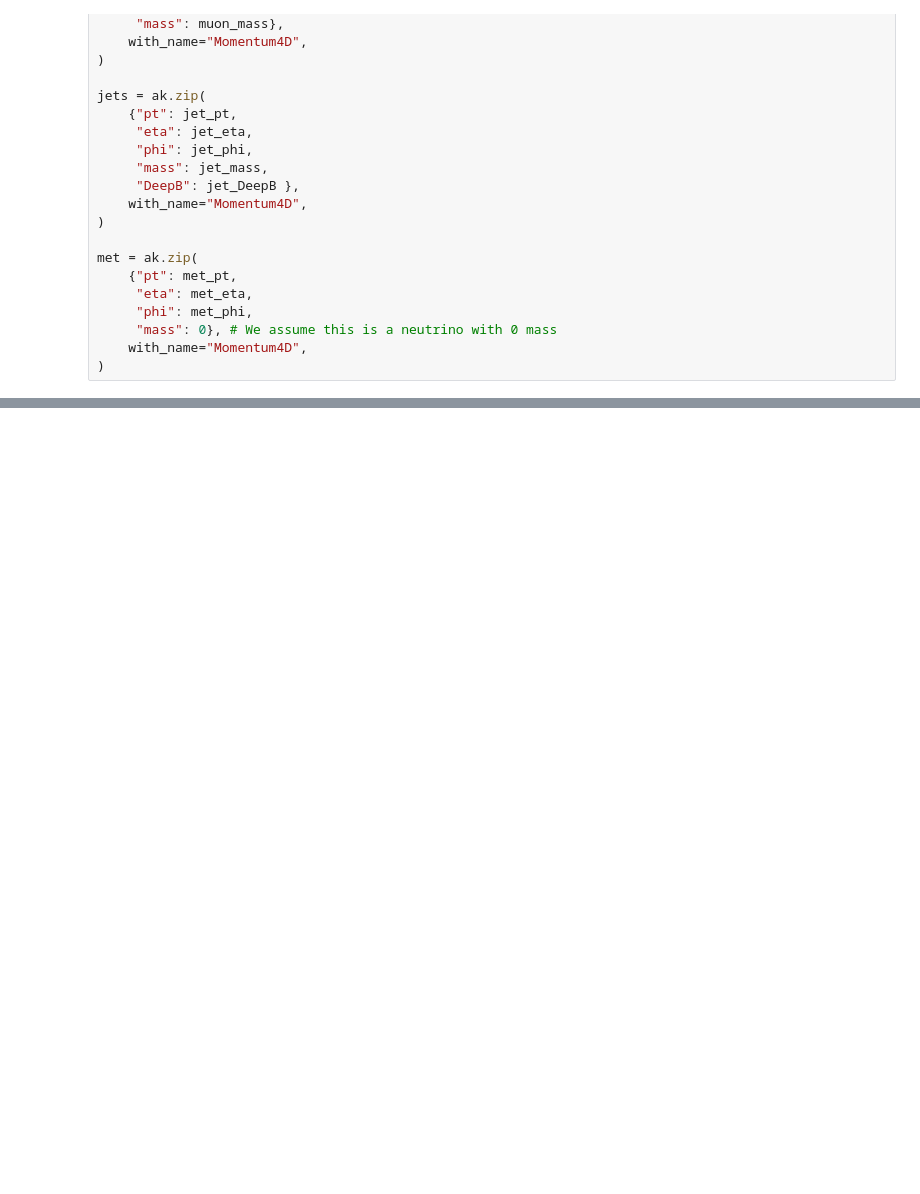
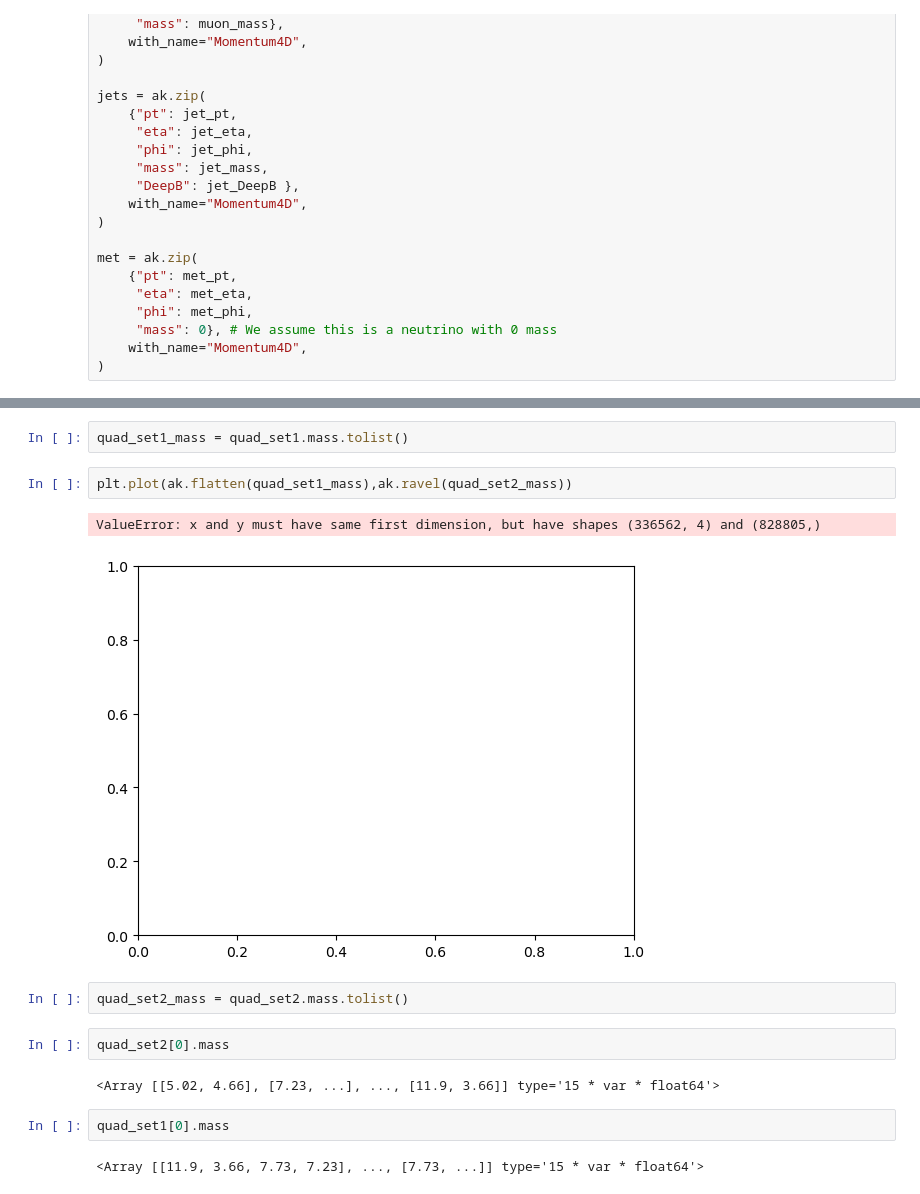
Before and after one commit to mattbellis/CMS-top-BNV2, a Jupyter notebook: analysis_template_Samyak.ipynb, the cells around one changed output, grey strips where cells are left out. Drawn from its saved outputs; the diff is of its cells as text; blank space fills up the shorter version.

```diff
--- a/analysis_template_Samyak.ipynb
+++ b/analysis_template_Samyak.ipynb
@@ -436,0 +617,17 @@ plt.legend()
+# %%
+quad_set1_mass = quad_set1.mass.tolist()
+# %%
+plt.plot(ak.flatten(quad_set1_mass),ak.ravel(quad_set2_mass))
+# %% [output]
+ValueError: x and y must have same first dimension, but have shapes (336562, 4) and (828805,)
+[figure, added]
+# %%
+quad_set2_mass = quad_set2.mass.tolist()
+# %%
+quad_set2[0].mass
+# %% [output]
+<Array [[5.02, 4.66], [7.23, ...], ..., [11.9, 3.66]] type='15 * var * float64'>
+# %%
+quad_set1[0].mass
+# %% [output]
+<Array [[11.9, 3.66, 7.73, 7.23], ..., [7.73, ...]] type='15 * var * float64'>
```
Also changed, not shown: parts of 17 cells of this notebook.
